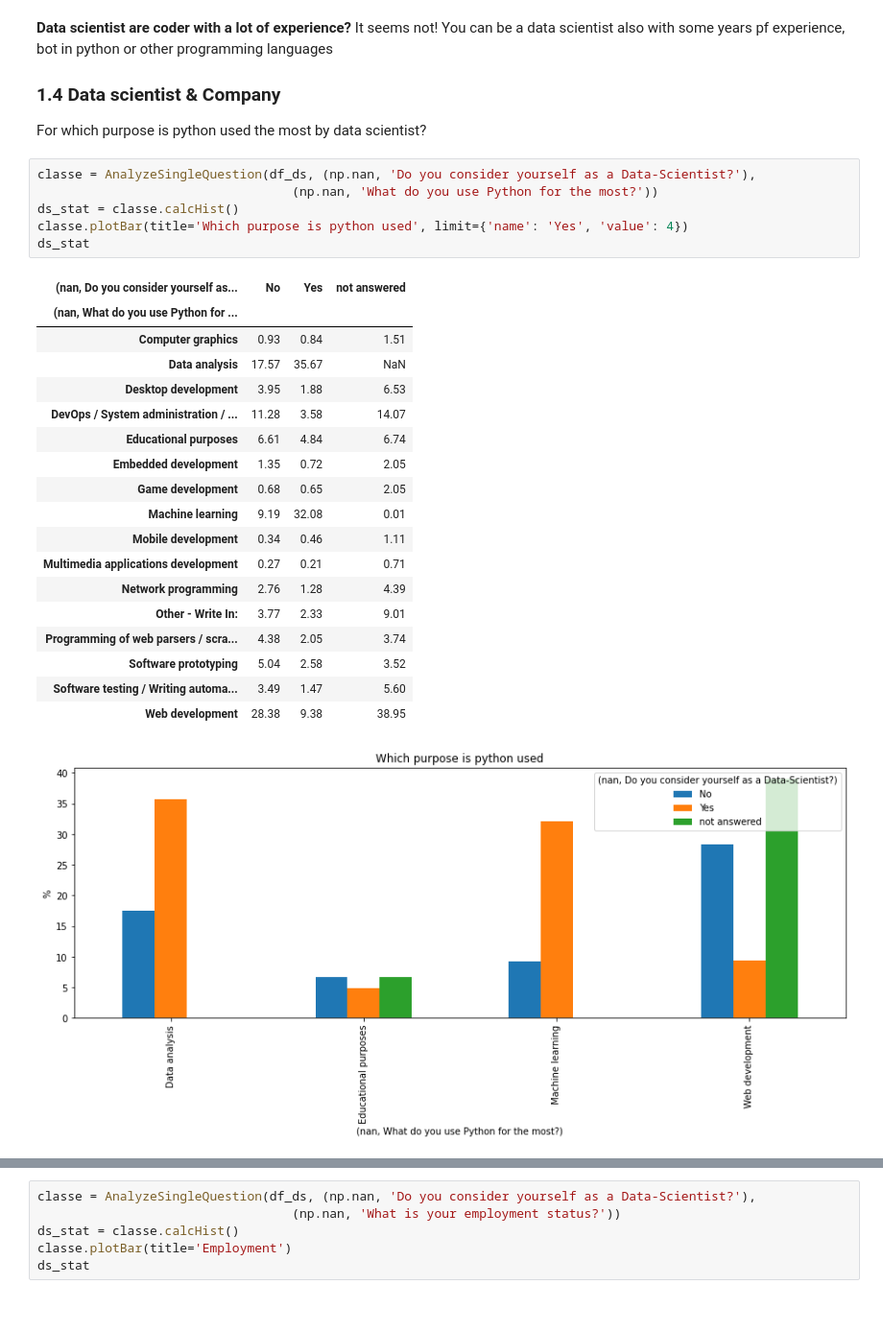
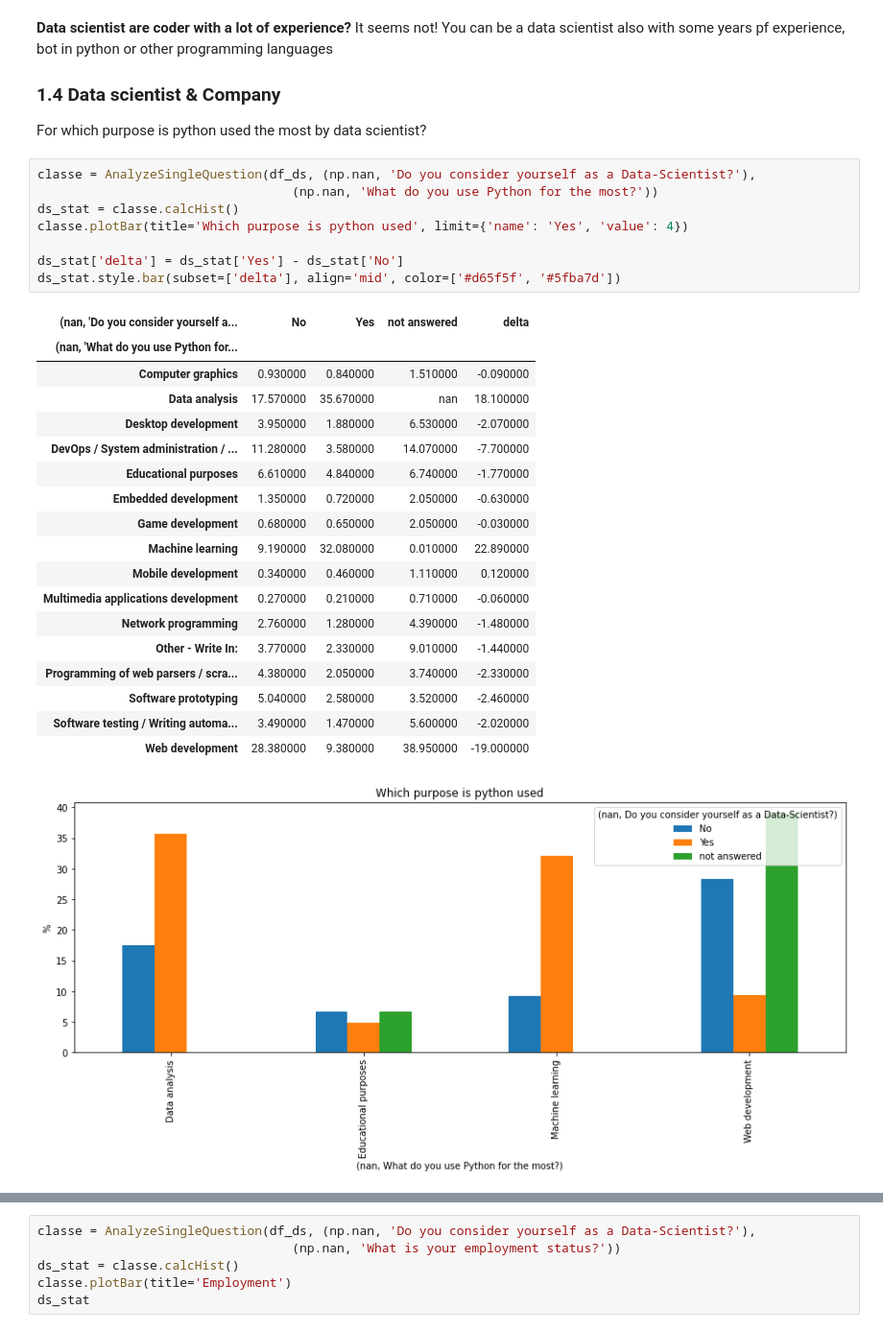
Before and after one commit to Sawy89/python_survey_analysis, a Jupyter notebook: Analysis_DataScientist.ipynb, the cells around one changed output, grey strips where cells are left out. Shown: that part at 96% size. Cells and saved outputs as stored; diff of their text form.

```diff
--- a/Analysis_DataScientist.ipynb
+++ b/Analysis_DataScientist.ipynb
@@ -178,26 +211,28 @@ For which purpose is python used the most by data scientist?
 # %%
 classe = AnalyzeSingleQuestion(df_ds, (np.nan, 'Do you consider yourself as a Data-Scientist?'),
                                   (np.nan, 'What do you use Python for the most?'))
 ds_stat = classe.calcHist()
 classe.plotBar(title='Which purpose is python used', limit={'name': 'Yes', 'value': 4})
-ds_stat
+
+ds_stat['delta'] = ds_stat['Yes'] - ds_stat['No']
+ds_stat.style.bar(subset=['delta'], align='mid', color=['#d65f5f', '#5fba7d'])
 # %% [output]
-| (nan, Do you consider yourself as... | No | Yes | not answered |
-| (nan, What do you use Python for ... |  |  |  |
-| Computer graphics | 0.93 | 0.84 | 1.51 |
-| Data analysis | 17.57 | 35.67 | NaN |
-| Desktop development | 3.95 | 1.88 | 6.53 |
-| DevOps / System administration / ... | 11.28 | 3.58 | 14.07 |
-| Educational purposes | 6.61 | 4.84 | 6.74 |
-| Embedded development | 1.35 | 0.72 | 2.05 |
-| Game development | 0.68 | 0.65 | 2.05 |
-| Machine learning | 9.19 | 32.08 | 0.01 |
-| Mobile development | 0.34 | 0.46 | 1.11 |
-| Multimedia applications development | 0.27 | 0.21 | 0.71 |
-| Network programming | 2.76 | 1.28 | 4.39 |
-| Other - Write In: | 3.77 | 2.33 | 9.01 |
-| Programming of web parsers / scra... | 4.38 | 2.05 | 3.74 |
-| Software prototyping | 5.04 | 2.58 | 3.52 |
-| Software testing / Writing automa... | 3.49 | 1.47 | 5.60 |
-| Web development | 28.38 | 9.38 | 38.95 |
+| (nan, 'Do you consider yourself a... | No | Yes | not answered | delta |
+| (nan, 'What do you use Python for... |  |  |  |  |
+| Computer graphics | 0.930000 | 0.840000 | 1.510000 | -0.090000 |
+| Data analysis | 17.570000 | 35.670000 | nan | 18.100000 |
+| Desktop development | 3.950000 | 1.880000 | 6.530000 | -2.070000 |
+| DevOps / System administration / ... | 11.280000 | 3.580000 | 14.070000 | -7.700000 |
+| Educational purposes | 6.610000 | 4.840000 | 6.740000 | -1.770000 |
+| Embedded development | 1.350000 | 0.720000 | 2.050000 | -0.630000 |
+| Game development | 0.680000 | 0.650000 | 2.050000 | -0.030000 |
+| Machine learning | 9.190000 | 32.080000 | 0.010000 | 22.890000 |
+| Mobile development | 0.340000 | 0.460000 | 1.110000 | 0.120000 |
+| Multimedia applications development | 0.270000 | 0.210000 | 0.710000 | -0.060000 |
+| Network programming | 2.760000 | 1.280000 | 4.390000 | -1.480000 |
+| Other - Write In: | 3.770000 | 2.330000 | 9.010000 | -1.440000 |
+| Programming of web parsers / scra... | 4.380000 | 2.050000 | 3.740000 | -2.330000 |
+| Software prototyping | 5.040000 | 2.580000 | 3.520000 | -2.460000 |
+| Software testing / Writing automa... | 3.490000 | 1.470000 | 5.600000 | -2.020000 |
+| Web development | 28.380000 | 9.380000 | 38.950000 | -19.000000 |
 [figure]
```
Also changed, not shown: parts of 20 cells of this notebook, 1 other file.
